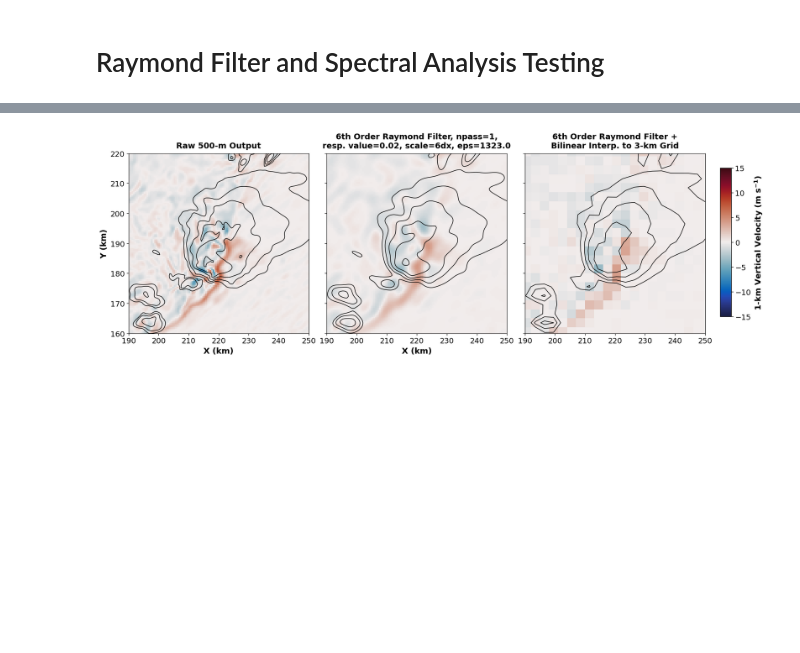
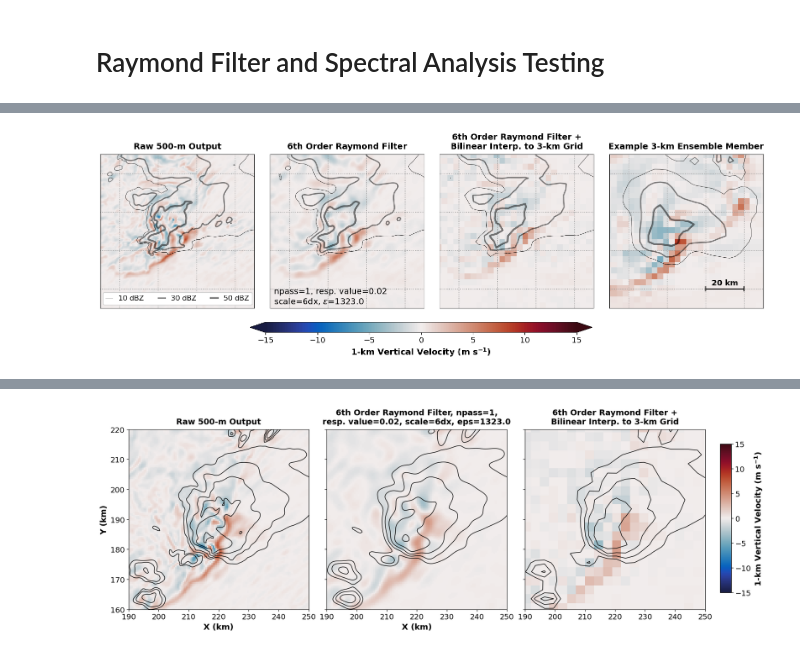
Before and after one commit to jessmcd/CM1_LETKF_2025, a Jupyter notebook: NatureRunProcessing.ipynb, the cells around one changed output, grey strips where cells are left out. Cells and saved outputs as stored; diff of their text form; code cells hidden in the pictures; blank space fills up the shorter version.

```diff
--- a/NatureRunProcessing.ipynb
+++ b/NatureRunProcessing.ipynb
@@ -381,0 +543,11 @@ NPass Loop for 2D array took 0.0284 seconds
+# %%
+
+def add_scale(ax, xstart=200, xlength=50, y=280, cap_length=200*.04, text_bump =0):
+
+    xend = xstart+xlength
+
+    ax.plot([xstart,xend], [y,y], color='k')
+    ax.plot([xstart,xstart], [y-cap_length/2,y+cap_length/2], color='k')
+    ax.plot([xend, xend], [y-cap_length/2,y+cap_length/2], color='k', zorder=300)
+    #ax.text(xstart+xlength/2, y-cap_length/2, '{xlength} km', ha='center', va='top', fontsize=13)
+    ax.text(xstart+xlength/2, text_bump+y+cap_length/2, f'{xlength} km', ha='center', va='bottom', fontsize=13, weight='bold')
@@ -382,24 +560,71 @@ NPass Loop for 2D array took 0.0284 seconds
 # %%
 
-ens = xr.open_dataset('/work/jessica.mcdonald/CM1_LETKF_2025/experiments/CI_10min/member015/cm1rst_000026.nc', decode_timedelta=False) #15 19 31
-ens_w = ens.wa[0, findnearest(ens.zf, 1000),:,:].values
+fig, axes = plt.subplots(1,4, figsize=(20,6), sharex=True, sharey=True, subplot_kw={'aspect':'equal'})
 
-ens_dbz = ens.dbz[0, findnearest(ens.zf, 1000),:,:].values
-print(dt.datetime(2024,5,8,19,30) + dt.timedelta(minutes =int(ens.time.values[0]/60 )))
+ref_levs = [10, 30, 50]
 
-xi,yi = np.meshgrid(x, y)
+for ax, var, var2 in zip(axes, [w, filtered_w], [dbz, filtered_dbz]):
 
-finterp = scipy.interpolate.RegularGridInterpolator((ens.yh.values/1000, ens.xh.values/1000), ens_w, bounds_error=False) #give it the filtered 500 m data
-temp = np.transpose(finterp((yi.flatten(),xi.flatten())).reshape((len(y), len(x)), order='F'))#, axes=[0,2,1])
+    im=ax.pcolormesh(x,y,var,  vmin=-15, vmax=15,cmap=cmaps.balance)
+    #ax.contour(x,y,var2,  levels=ref_levs, colors='k', linewidths=1)
+    plot_dbz(ax, x, y, var2)
 
-dinterp = scipy.interpolate.RegularGridInterpolator((ens.yh.values/1000, ens.xh.values/1000), ens_dbz, bounds_error=False) #give it the filtered 500 m data
-tempdbz = np.transpose(dinterp((yi.flatten(),xi.flatten())).reshape((len(y), len(x)), order='F'))#, axes=[0,2,1])
+    # ax.set_xlim(220,300)
+    # ax.set_ylim(90,160)]
+
+    ax.set_xticks(np.arange(110,300,20))
+    ax.set_yticks(np.arange(10,300,20))
+
+    ax.set_xlim(200,280)
+    ax.set_ylim(60,140)
+
+    # ax.set_xlim(190-100,250+100)
+    # ax.set_ylim(160-100,220+100)
+
+axes[2].pcolormesh(xg,yg,filtered_regridded_w,  vmin=-15, vmax=15,cmap=cmaps.balance)
+#axes[2].contour(xg,yg,filtered_regridded_dbz,  levels=ref_levs, colors='k', linewidths=1)
+
+plot_dbz(axes[2], xg,yg,filtered_regridded_dbz)
 
 
-# fig = plt.figure()
-# ax = plt.gca()
-# ax.set_xlim(150,270)
-# ax.set_ylim(150,250)
-# ax.pcolormesh(xg,yg,ens_w,  vmin=-15, vmax=15,cmap=cmaps.balance)
-# ax.contour(xg,yg,ens_dbz,  levels=[20,30,40,50,60], colors='k', linewidths=1)
+axes[3].pcolormesh(xg,yg,ens_w,  vmin=-10, vmax=10,cmap=cmaps.balance)
+#axes[3].contour(xg,yg,ens_dbz,  levels=ref_levs, colors='k', linewidths=1)
+plot_dbz(axes[3], xg,yg,ens_dbz)
+axes[3].set_title(f'Example 3-km Ensemble Member', fontsize=14, weight='bold', y=1.01)
+
+plt.subplots_adjust(wspace=0.1)
+
+axes[0].set_title(f'Raw 500-m Output', fontsize=14, weight='bold', y=1.01)
+axes[1].set_title(f'6th Order Raymond Filter', fontsize=14, weight='bold', y=1.01);
+axes[2].set_title(f'6th Order Raymond Filter +\nBilinear Interp. to 3-km Grid', fontsize=14, weight='bold', y=1.01);
+
+txt = r'$\epsilon$'
+axes[1].text(210-8, 70-8, f'npass={npass}, resp. value={response_amp}\nscale={dx}dx, {txt}={eps:.1f}', fontsize=14)
+
+add_scale(axes[3], xstart=250, xlength=20, y= 70, cap_length=2)
+
+
+# axes[0].plot([100,200], [300,300], linewidth=5, color='r')
+# axes[0].axhline(150, zorder=200)
+
+# axes[0].set_ylabel('Y (km)', weight='bold')
+# axes[0].set_xlabel('X (km)', weight='bold')
+# axes[1].set_xlabel('X (km)', weight='bold')
+
+for ax in axes:
+    ax.tick_params(axis='both',  which='both', length=0,labelbottom=False,labelleft=False)
+    ax.grid()
+
+
+
+l10 = mpl.lines.Line2D([0], [0], label='10 dBZ', color='k',  linewidth=0.5)
+l30 = mpl.lines.Line2D([0], [0], label='30 dBZ', color='k',  linewidth=2, alpha=0.5)
+l50 = mpl.lines.Line2D([0], [0], label='50 dBZ', color='k',  linewidth=3, alpha=0.5)
+axes[0].legend(handles=[l10,l30,l50], labels=['10 dBZ', '30 dBZ', '50 dBZ'], ncols=3, loc='lower center', handlelength=1, fontsize=12)
+
+#cbar_ax = fig.add_axes([0.92, 0.2, 0.015, 0.6])
+cbar_ax = fig.add_axes([0.3, 0.1, .4, 0.04])
+cbar = fig.colorbar(im, cax=cbar_ax, orientation='horizontal', extend='both')
+cbar.set_label(r"1-km Vertical Velocity (m s$\mathbf{{^{-1}}}$) ", weight='bold')
+plt.show()
 # %% [output]
@@ -407,3 +631,4 @@ tempdbz = np.transpose(dinterp((yi.flatten(),xi.flatten())).reshape((len(y), len
+[figure, added]
 # %%
 fig, axes = plt.subplots(2,2, figsize=(12,12), sharex=True, sharey=True, subplot_kw={'aspect':'equal'})
 
```
Also changed, not shown: parts of 20 cells of this notebook, 12 other files.
